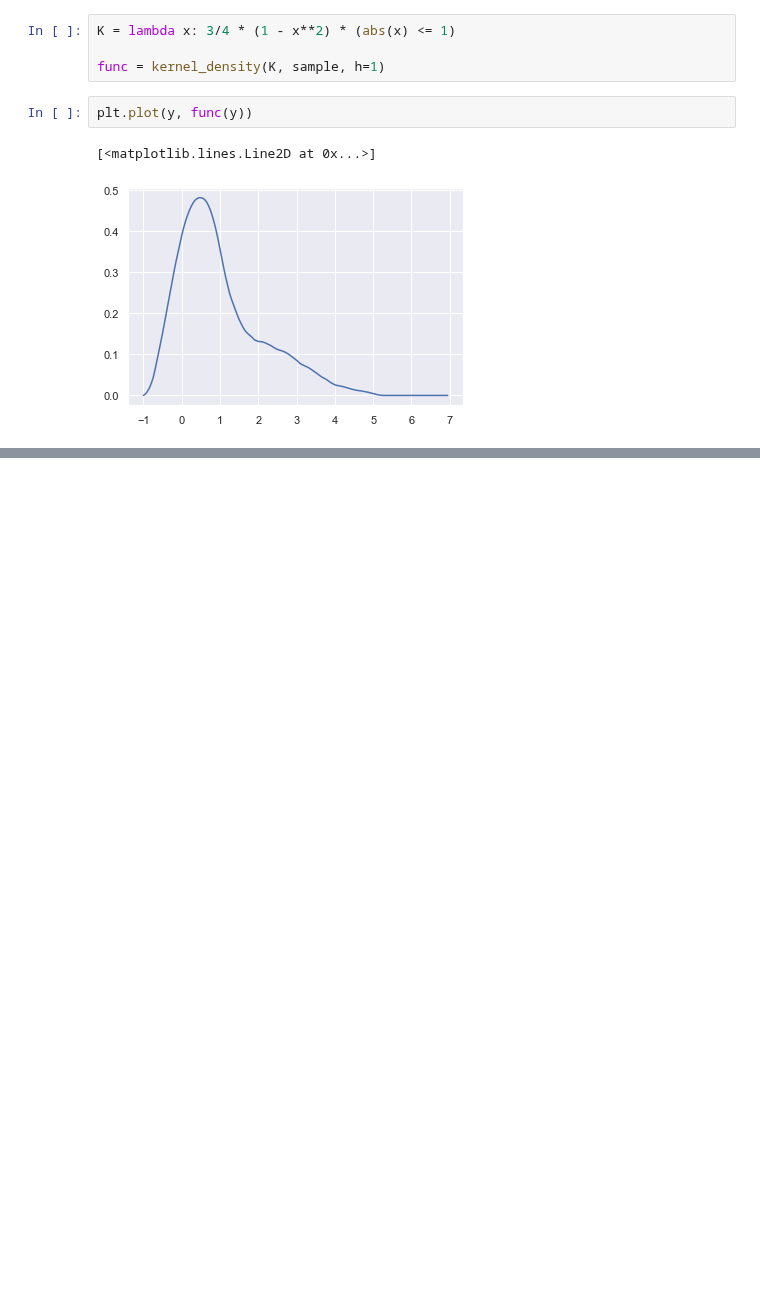
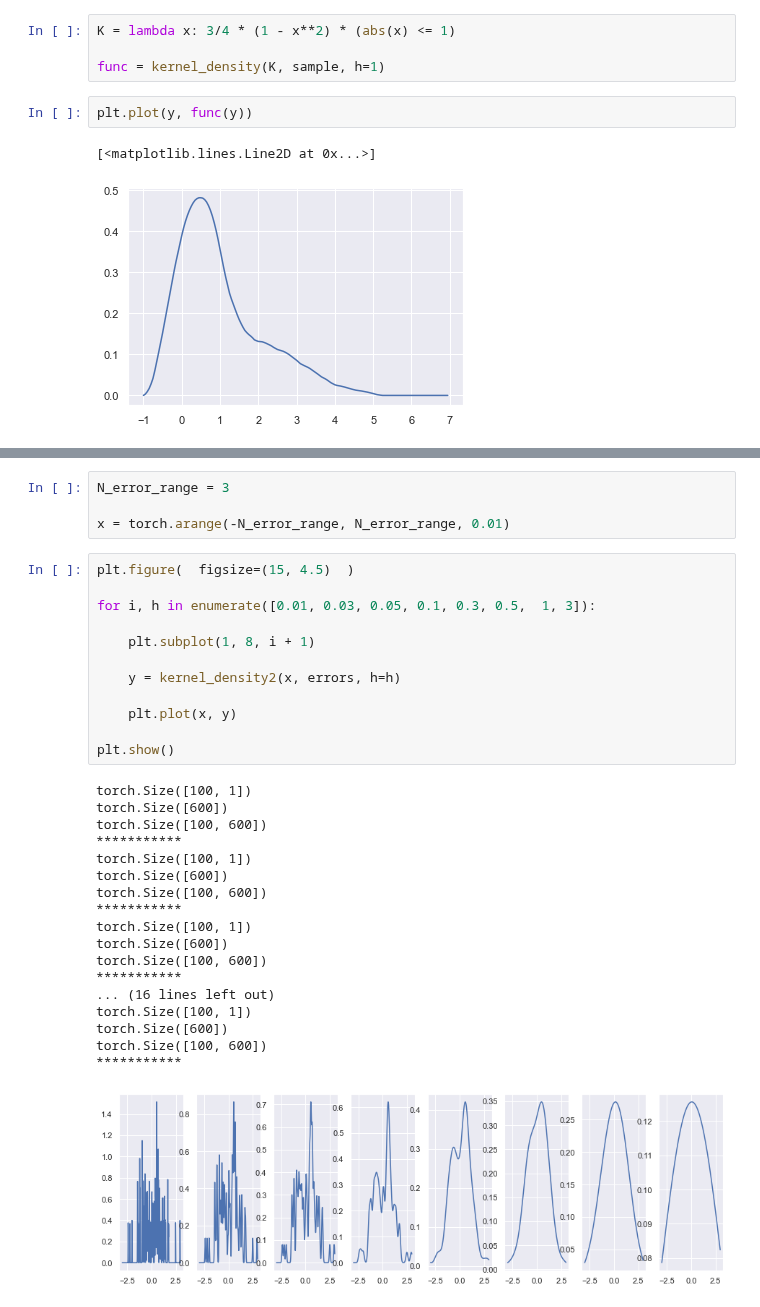
Before and after one commit to rcalix1/ProbabilityDensityFunctionsFromNeuralNets, a Jupyter notebook: KernelEstimationOfPDFs.ipynb, the cells around one changed output, grey strips where cells are left out. Drawn from its saved outputs; the diff is of its cells as text; blank space fills up the shorter version.

```diff
--- a/KernelEstimationOfPDFs.ipynb
+++ b/KernelEstimationOfPDFs.ipynb
@@ -110,0 +185,35 @@ plt.plot(y, func(y))
+# %%
+N_error_range = 3
+
+x = torch.arange(-N_error_range, N_error_range, 0.01)
+# %%
+plt.figure(  figsize=(15, 4.5)  )
+
+for i, h in enumerate([0.01, 0.03, 0.05, 0.1, 0.3, 0.5,  1, 3]):
+
+    plt.subplot(1, 8, i + 1)
+
+    y = kernel_density2(x, errors, h=h)
+
+    plt.plot(x, y)
+
+plt.show()
+# %% [output]
+torch.Size([100, 1])
+torch.Size([600])
+torch.Size([100, 600])
+***********
+torch.Size([100, 1])
+torch.Size([600])
+torch.Size([100, 600])
+***********
+torch.Size([100, 1])
+torch.Size([600])
+torch.Size([100, 600])
+***********
+... (16 lines left out)
+torch.Size([100, 1])
+torch.Size([600])
+torch.Size([100, 600])
+***********
+[figure, added]
```
Also changed, not shown: parts of 13 cells of this notebook.
